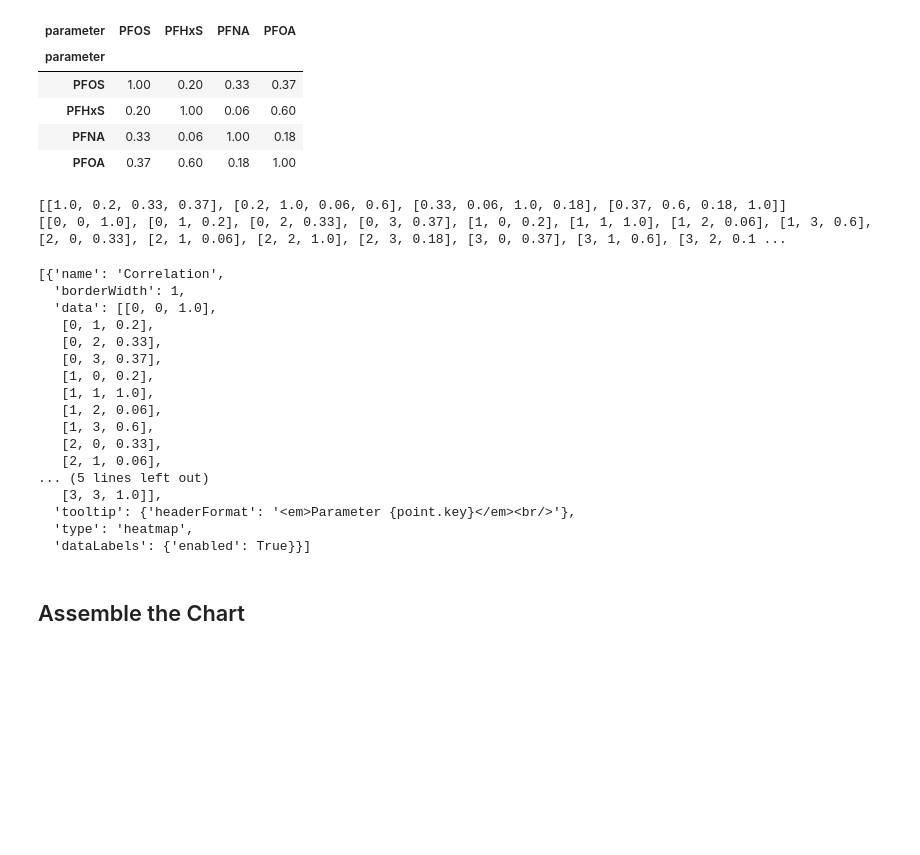
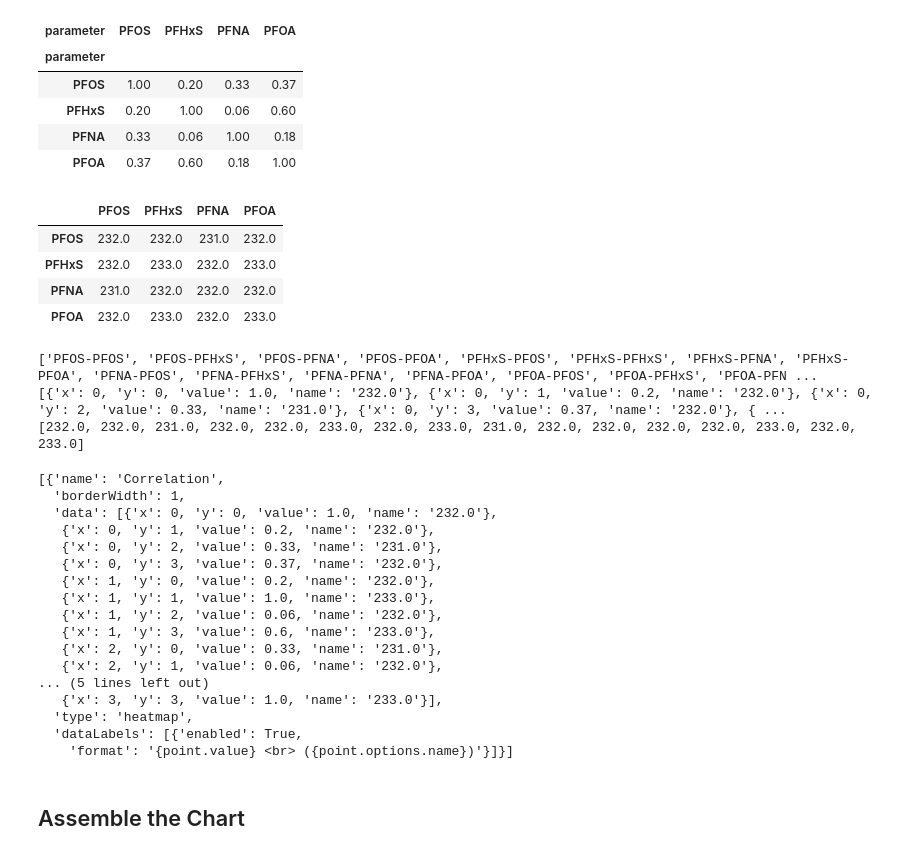
Before and after one commit to DOV-Vlaanderen/pygada, a Jupyter notebook: docs/notebooks/explorative_data_analysis/interactive_plots/correlation_heatmap.ipynb, the cells around one changed output. Drawn from its saved outputs; the diff is of its cells as text; code cells hidden in the pictures; blank space fills up the shorter version.

Commit message:
updated highcharts

```diff
--- a/docs/notebooks/explorative_data_analysis/interactive_plots/correlation_heatmap.ipynb
+++ b/docs/notebooks/explorative_data_analysis/interactive_plots/correlation_heatmap.ipynb
@@ -24,52 +24,72 @@ df1_correlation
 | PFHxS | 0.20 | 1.00 | 0.06 | 0.60 |
 | PFNA | 0.33 | 0.06 | 1.00 | 0.18 |
 | PFOA | 0.37 | 0.60 | 0.18 | 1.00 |
+# %%
+parameters = ['PFOS', 'PFHxS', 'PFNA', 'PFOA']
+
+df_cor_nb = pd.DataFrame(np.nan, index=parameters, columns=parameters)
+for i in range(len(parameters)):
+    for j in range(len(parameters)):
+        df_count = df.dropna(subset=[parameters[i], parameters[j]])
+        df_cor_nb.loc[parameters[i], parameters[j]] = int(len(df_count))
+df_cor_nb
+# %% [output]
+|  | PFOS | PFHxS | PFNA | PFOA |
+| PFOS | 232.0 | 232.0 | 231.0 | 232.0 |
+| PFHxS | 232.0 | 233.0 | 232.0 | 233.0 |
+| PFNA | 231.0 | 232.0 | 232.0 | 232.0 |
+| PFOA | 232.0 | 233.0 | 232.0 | 233.0 |
 # %%
 data_highcharts = []
 
 columns = list(df1_correlation.columns)
 data = list(df1_correlation[x].values.tolist() for x in columns)
-print(data)
+count_data = list(df_cor_nb[x].values.tolist() for x in columns)
+names = []
+count = []
+
 for i in range(len(data)):
     for j in range(len(data)):
-        data_highcharts.append([i, j, data[i][j]])
+        names.append(f'{columns[i]}-{columns[j]}')
+        data_highcharts.append({'x': i, 'y': j, 'value': data[i][j], 'name': f'{count_data[i][j]}'})
+        count.append(count_data[i][j])
 
+print(names)
 print(data_highcharts)
+print(count)
 # %% [output]
-[[1.0, 0.2, 0.33, 0.37], [0.2, 1.0, 0.06, 0.6], [0.33, 0.06, 1.0, 0.18], [0.37, 0.6, 0.18, 1.0]]
-[[0, 0, 1.0], [0, 1, 0.2], [0, 2, 0.33], [0, 3, 0.37], [1, 0, 0.2], [1, 1, 1.0], [1, 2, 0.06], [1, 3, 0.6], [2, 0, 0.33], [2, 1, 0.06], [2, 2, 1.0], [2, 3, 0.18], [3, 0, 0.37], [3, 1, 0.6], [3, 2, 0.1 ...
+['PFOS-PFOS', 'PFOS-PFHxS', 'PFOS-PFNA', 'PFOS-PFOA', 'PFHxS-PFOS', 'PFHxS-PFHxS', 'PFHxS-PFNA', 'PFHxS-PFOA', 'PFNA-PFOS', 'PFNA-PFHxS', 'PFNA-PFNA', 'PFNA-PFOA', 'PFOA-PFOS', 'PFOA-PFHxS', 'PFOA-PFN ...
+[{'x': 0, 'y': 0, 'value': 1.0, 'name': '232.0'}, {'x': 0, 'y': 1, 'value': 0.2, 'name': '232.0'}, {'x': 0, 'y': 2, 'value': 0.33, 'name': '231.0'}, {'x': 0, 'y': 3, 'value': 0.37, 'name': '232.0'}, { ...
+[232.0, 232.0, 231.0, 232.0, 232.0, 233.0, 232.0, 233.0, 231.0, 232.0, 232.0, 232.0, 232.0, 233.0, 232.0, 233.0]
 # %%
 data = [{
         "name": "Correlation",
         "borderWidth": 1,
         "data": data_highcharts,
-        "tooltip": {
-            "headerFormat": '<em>Parameter {point.key}</em><br/>'
-        },
         "type": 'heatmap',
-        "dataLabels": {
-            "enabled": True,
-        }}
+        "dataLabels": [{"enabled": True,
+                        'format': '{point.value} <br> ({point.options.name})'}]
+}
 ]
 data
 # %% [output]
 [{'name': 'Correlation',
   'borderWidth': 1,
-  'data': [[0, 0, 1.0],
-   [0, 1, 0.2],
-   [0, 2, 0.33],
-   [0, 3, 0.37],
-   [1, 0, 0.2],
-   [1, 1, 1.0],
-   [1, 2, 0.06],
-   [1, 3, 0.6],
-   [2, 0, 0.33],
-   [2, 1, 0.06],
+  'data': [{'x': 0, 'y': 0, 'value': 1.0, 'name': '232.0'},
+   {'x': 0, 'y': 1, 'value': 0.2, 'name': '232.0'},
+   {'x': 0, 'y': 2, 'value': 0.33, 'name': '231.0'},
+   {'x': 0, 'y': 3, 'value': 0.37, 'name': '232.0'},
+   {'x': 1, 'y': 0, 'value': 0.2, 'name': '232.0'},
+   {'x': 1, 'y': 1, 'value': 1.0, 'name': '233.0'},
+   {'x': 1, 'y': 2, 'value': 0.06, 'name': '232.0'},
+   {'x': 1, 'y': 3, 'value': 0.6, 'name': '233.0'},
+   {'x': 2, 'y': 0, 'value': 0.33, 'name': '231.0'},
+   {'x': 2, 'y': 1, 'value': 0.06, 'name': '232.0'},
 ... (5 lines left out)
-   [3, 3, 1.0]],
-  'tooltip': {'headerFormat': '<em>Parameter {point.key}</em><br/>'},
+   {'x': 3, 'y': 3, 'value': 1.0, 'name': '233.0'}],
   'type': 'heatmap',
-  'dataLabels': {'enabled': True}}]
+  'dataLabels': [{'enabled': True,
+    'format': '{point.value} <br> ({point.options.name})'}]}]
 # %%
 options_kwargs = {
     'title': {
```
Also changed, not shown: parts of 1 cell of this notebook, 6 other files.
